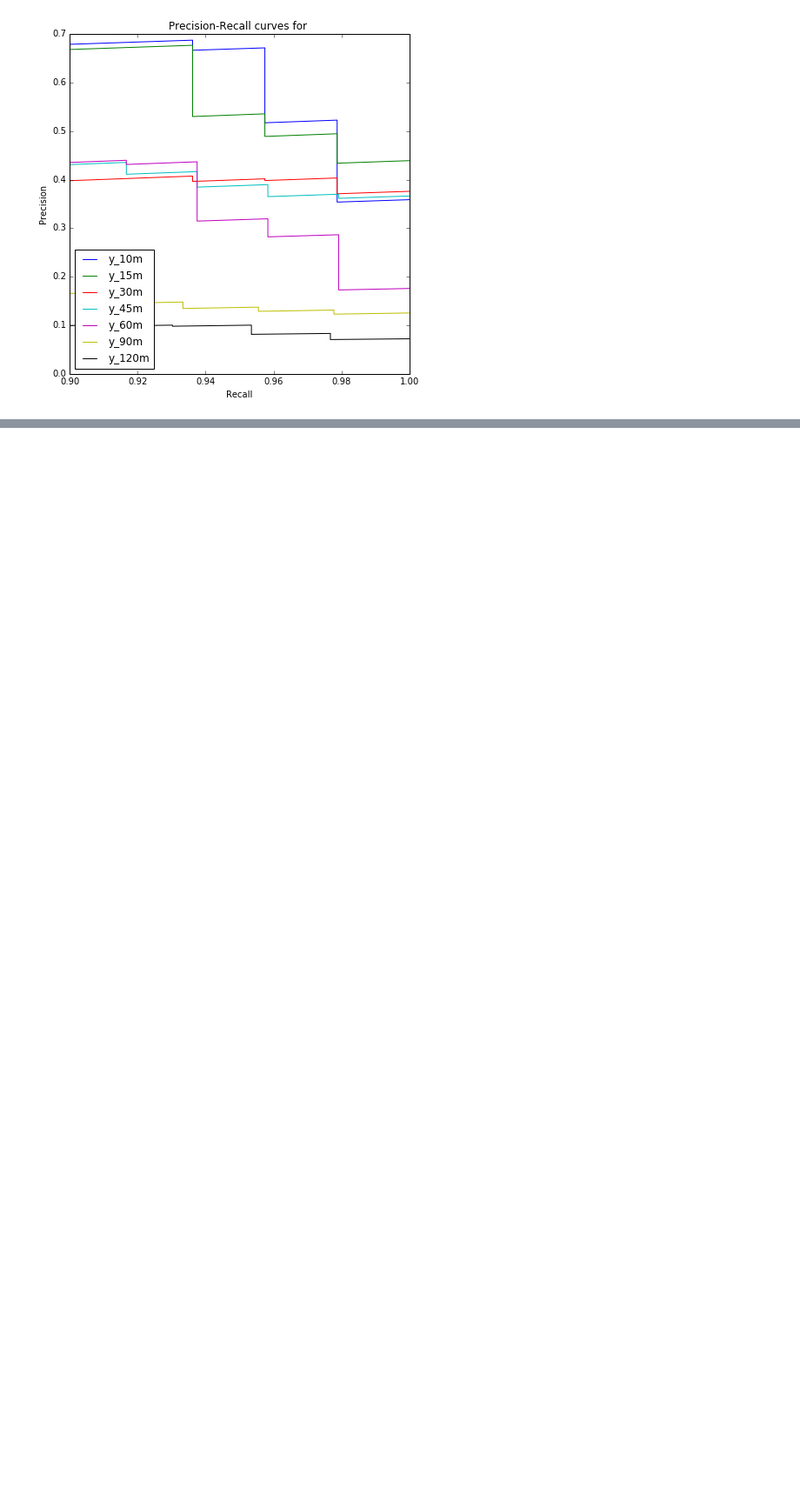
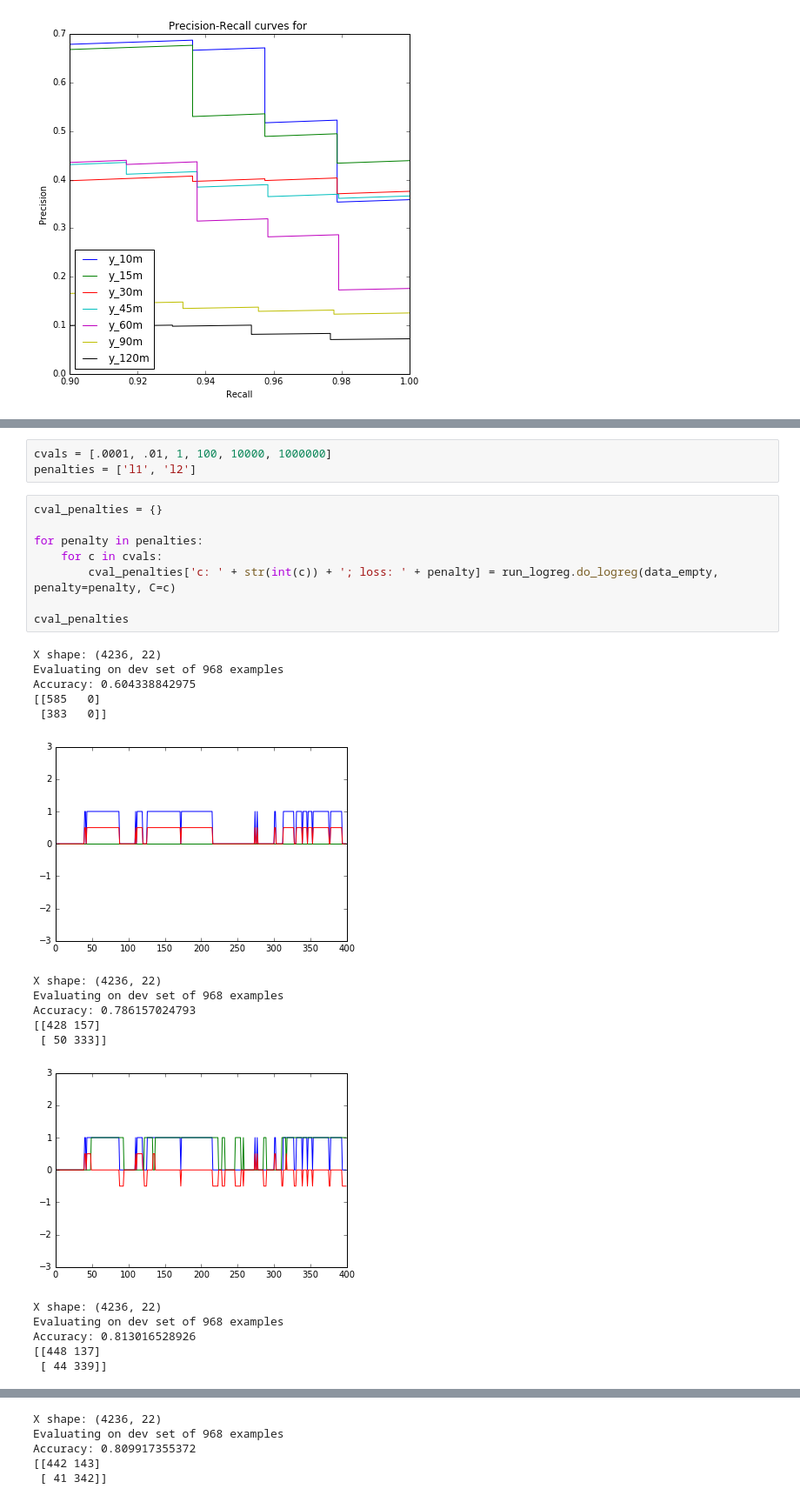
Before and after one commit to cer446/Intro-to-DS-CitiBike-Term-Project, a Jupyter notebook: LogReg Different Y-Vars.ipynb, the cells around one changed output, grey strips where cells are left out. Shown at 87% size. Cells and saved outputs as stored; diff of their text form; blank space fills up the shorter version.

Commit message:
Experimented with different c-vals and loss functions, worked on an average accuracy accross many stations

```diff
--- a/LogReg Different Y-Vars.ipynb
+++ b/LogReg Different Y-Vars.ipynb
@@ -528,0 +533,29 @@ Model y_120m
+# %%
+cvals = [.0001, .01, 1, 100, 10000, 1000000]
+penalties = ['l1', 'l2']
+# %%
+cval_penalties = {}
+
+for penalty in penalties:
+    for c in cvals:
+        cval_penalties['c: ' + str(int(c)) + '; loss: ' + penalty] = run_logreg.do_logreg(data_empty, penalty=penalty, C=c)
+
+cval_penalties
+# %% [output]
+X shape: (4236, 22)
+Evaluating on dev set of 968 examples
+Accuracy: 0.604338842975
+[[585   0]
+ [383   0]]
+[figure, added]
+X shape: (4236, 22)
+Evaluating on dev set of 968 examples
+Accuracy: 0.786157024793
+[[428 157]
+ [ 50 333]]
+[figure, added]
+X shape: (4236, 22)
+Evaluating on dev set of 968 examples
+Accuracy: 0.813016528926
+[[448 137]
+ [ 44 339]]
@@ -528,0 +563,5 @@ Model y_120m
+X shape: (4236, 22)
+Evaluating on dev set of 968 examples
+Accuracy: 0.809917355372
+[[442 143]
+ [ 41 342]]
```
Also changed, not shown: parts of 12 cells of this notebook.
